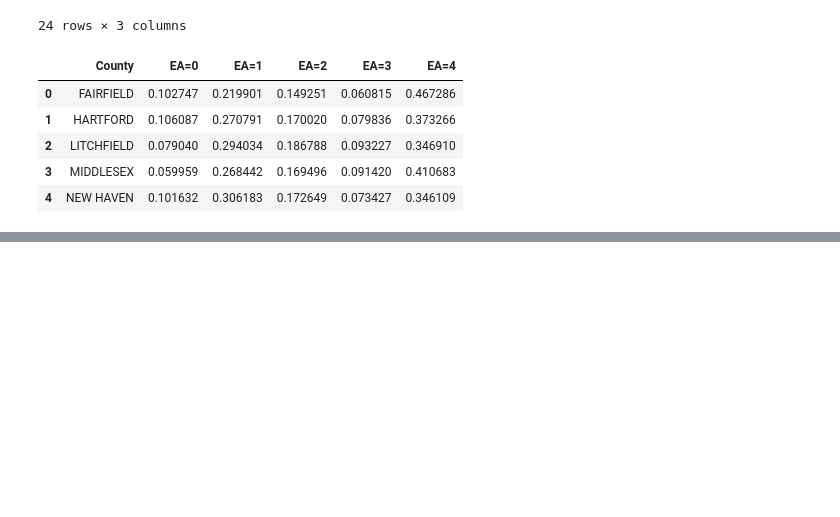
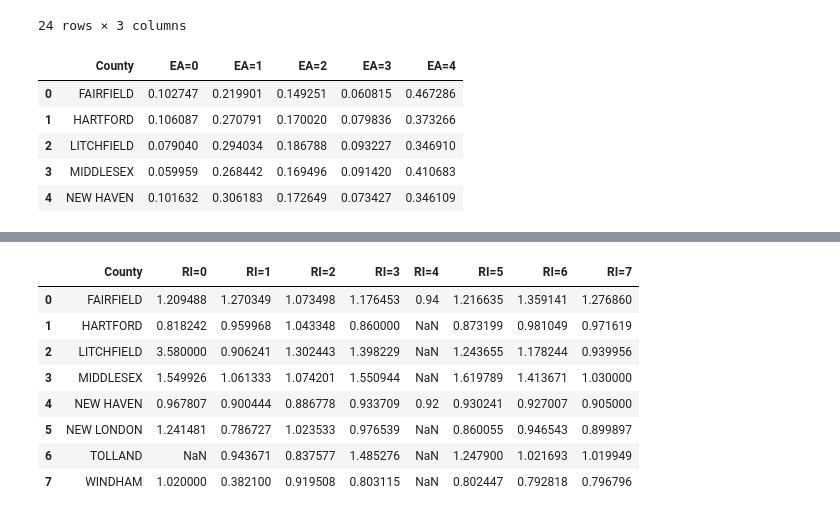
Before and after one commit to muhan-zhang/data200-final-project, a Jupyter notebook: Project.ipynb, the cells around one changed output, grey strips where cells are left out. Cells and saved outputs as stored; diff of their text form; code cells hidden in the pictures; blank space fills up the shorter version.

Commit message:
Add Racial Identity and Income brackets

```diff
--- a/Project.ipynb
+++ b/Project.ipynb
@@ -1173,0 +1342,13 @@ ea_ct.head()
+# %%
+ib_ct = ib_ct.query("Variable == 'Median Household Income'").drop("Variable", axis=1)\
+             .drop("FIPS", axis=1)\
+             .query("Year == '2012-2016' or Year == '2013-2017' or Year == '2014-2018'")\
+             .query("County != 'Connecticut'")\
+             .query("`Race/Ethnicity` != 'All'")\
+             .replace({"Race/Ethnicity": ib_ri_enc})\
+             .reset_index(drop=True)
+
+ib_ct["County"] = ib_ct["County"].str.upper()\
+                                 .str.rsplit(' ', n=1, expand=True)\
+                                 .loc[:, 0]
+ib_ct.head(10)
@@ -1173,0 +1367,12 @@ ea_ct.head()
+# %%
+ib_ct_num = ib_ct.query("`Measure Type` == 'Number'")\
+                 .drop("Measure Type", axis=1)\
+                 .rename({"Value": "Number"}, axis=1)\
+                 .copy()
+ib_ct_rat = ib_ct.query("`Measure Type` == 'Ratio to State Median'")\
+                 .drop("Measure Type", axis=1)\
+                 .rename({"Value": "Ratio"}, axis=1)\
+                 .copy()
+
+display(ib_ct_num)
+display(ib_ct_rat)
@@ -1173,0 +1406,28 @@ ea_ct.head()
+# %%
+ib_ct = ib_ct_num.merge(ib_ct_rat, how='outer', on=["County", "Year", "Race/Ethnicity"])\
+                 .replace({"Number": {-9999.0 : np.nan}, "Ratio": {-9999.0: np.nan}})\
+                 .dropna()
+
+ib_ct["NR"] = ib_ct["Number"] * ib_ct["Ratio"]
+
+ib_ct = ib_ct.groupby(["County", "Race/Ethnicity"], as_index=False).agg({'Number': sum, 'NR': sum})
+
+ib_ct["Avg Ratio"] = ib_ct["NR"] / ib_ct["Number"]
+
+ib_ct = ib_ct.drop(["Number", "NR"], axis=1)\
+             .pivot(index='County', columns='Race/Ethnicity', values='Avg Ratio')\
+             .rename(lambda x: 'RI=' + str(x), axis=1)\
+             .reset_index()
+
+ib_ct.columns.rename(None, inplace=True)
+ib_ct.head(10)
+# %% [output]
+|  | County | RI=0 | RI=1 | RI=2 | RI=3 | RI=4 | RI=5 | RI=6 | RI=7 |
+| 0 | FAIRFIELD | 1.209488 | 1.270349 | 1.073498 | 1.176453 | 0.94 | 1.216635 | 1.359141 | 1.276860 |
+| 1 | HARTFORD | 0.818242 | 0.959968 | 1.043348 | 0.860000 | NaN | 0.873199 | 0.981049 | 0.971619 |
+| 2 | LITCHFIELD | 3.580000 | 0.906241 | 1.302443 | 1.398229 | NaN | 1.243655 | 1.178244 | 0.939956 |
+| 3 | MIDDLESEX | 1.549926 | 1.061333 | 1.074201 | 1.550944 | NaN | 1.619789 | 1.413671 | 1.030000 |
+| 4 | NEW HAVEN | 0.967807 | 0.900444 | 0.886778 | 0.933709 | 0.92 | 0.930241 | 0.927007 | 0.905000 |
+| 5 | NEW LONDON | 1.241481 | 0.786727 | 1.023533 | 0.976539 | NaN | 0.860055 | 0.946543 | 0.899897 |
+| 6 | TOLLAND | NaN | 0.943671 | 0.837577 | 1.485276 | NaN | 1.247900 | 1.021693 | 1.019949 |
+| 7 | WINDHAM | 1.020000 | 0.382100 | 0.919508 | 0.803115 | NaN | 0.802447 | 0.792818 | 0.796796 |
```
Also changed, not shown: parts of 20 cells of this notebook.
